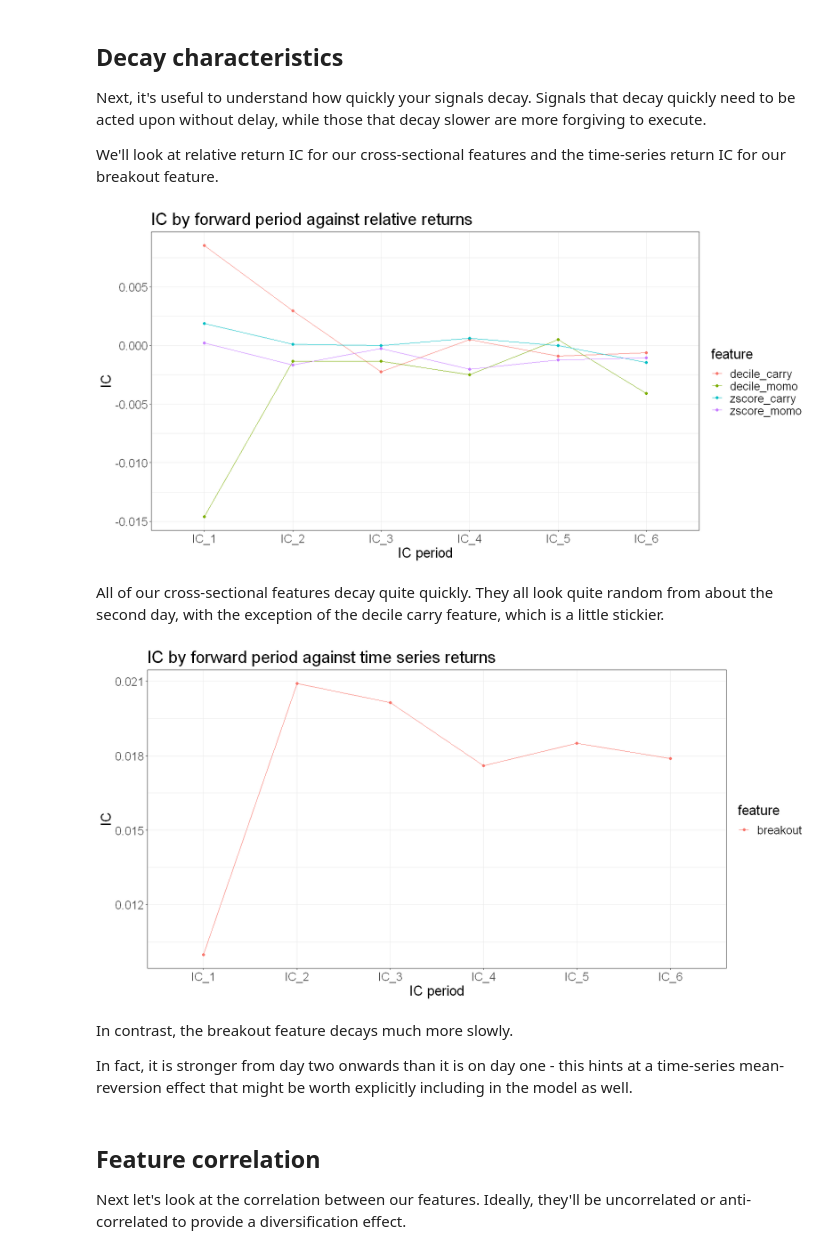
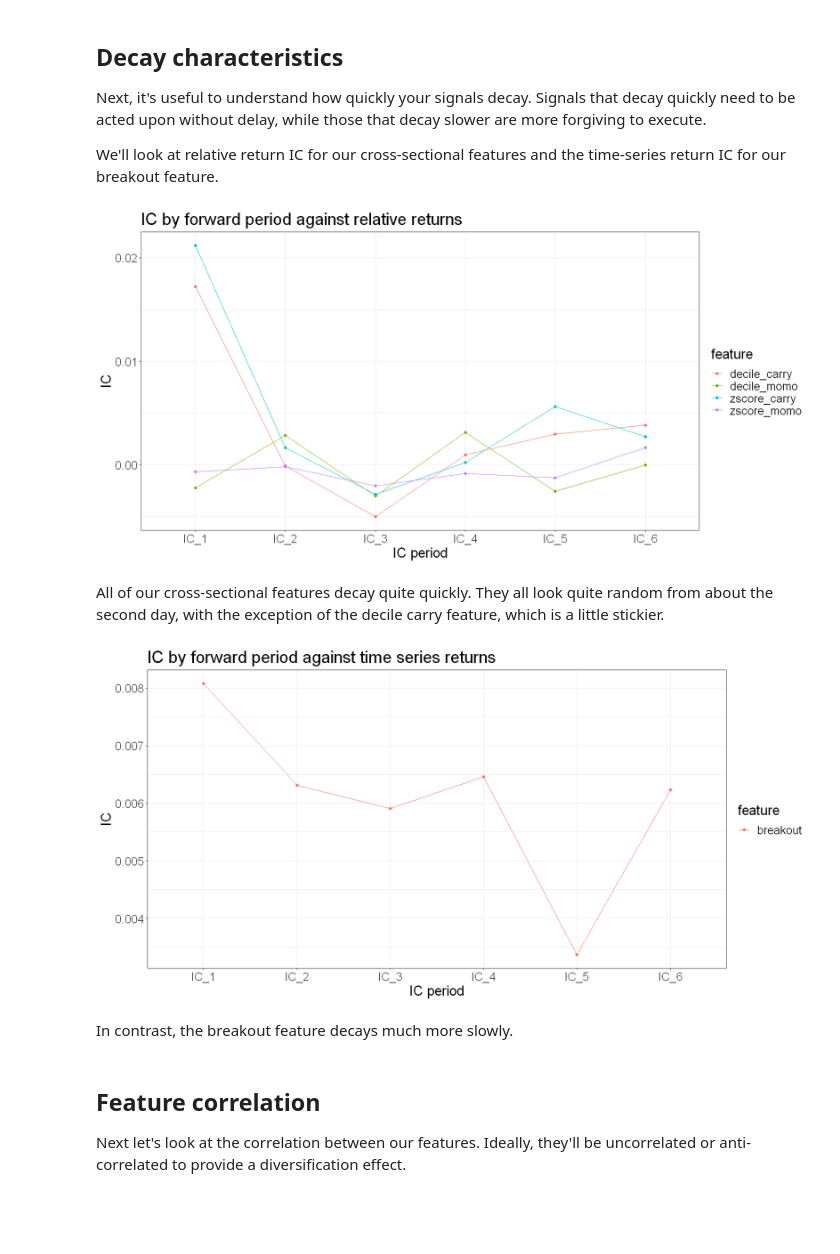
Before and after one commit to Robot-Wealth/trader-tales, a Jupyter notebook: quantifying-combining-alphas/quantifying_and_combining_alphas.ipynb, the cells around one changed output. Saved outputs shown, nothing was run; the diff lists cells and outputs as text; code cells hidden in the pictures; blank space fills up the shorter version.

```diff
--- a/quantifying-combining-alphas/quantifying_and_combining_alphas.ipynb
+++ b/quantifying-combining-alphas/quantifying_and_combining_alphas.ipynb
@@ -75,5 +72,20 @@ First, how many perps are in our universe?
 # %%
-perps %>%
+universe <- perps %>%
+  group_by(ticker) %>%
+  mutate(trail_volume = roll_mean(dollar_volume, 30)) %>%
+  # also calculate returns for later
+  mutate(
+    total_return_simple = funding_rate + (dplyr::lead(close, 1) - close)/close,
+    total_return_log = log(1 + total_return_simple)
+  ) %>%
+  na.omit() %>%
+  group_by(date) %>%
+  mutate(
+    volume_decile = ntile(trail_volume, 10),
+    is_universe = volume_decile >= 3
+  )
+
+universe %>%
   group_by(date, is_universe) %>%
   summarize(count = n(), .groups = "drop") %>%
   ggplot(aes(x=date, y=count, color = is_universe)) +
@@ -111,13 +123,14 @@ rolling_days_since_high_20 <- purrr::possibly(
   otherwise = NA
 )
 
-features <- perps %>%
+features <- universe %>%
   group_by(ticker) %>%
   arrange(date) %>%
   mutate(
-    breakout = lag(9.5 - rolling_days_since_high_20(close)),  # puts this feature on a scale -9.5 to +9.5
+    # lag features
+    breakout = lag(9.5 - rolling_days_since_high_20(close)),  # puts this feature on a scale -9.5 to +9.5 (9.5 = high was today)
     momo = lag(close - lag(close, 10)/close),
-    carry = lag(funding_returns_log)
+    carry = lag(funding_rate)
   ) %>%
   ungroup() %>%
   na.omit()
@@ -160,7 +173,7 @@ features_scaled <- features %>%
   filter(is_universe) %>%
   group_by(date) %>%
   mutate(
-    demeaned_returns = total_returns_log - mean(total_returns_log),
+    demeaned_returns = total_return_simple - mean(total_return_simple),
     zscore_carry = (carry - mean(carry, na.rm = TRUE)) / sd(carry, na.rm = TRUE),
     decile_carry = ntile(carry, 10),
     zscore_momo = (momo - mean(momo, na.rm = TRUE)) / sd(momo, na.rm = TRUE),
@@ -277,7 +290,6 @@ features_scaled %>%
   filter(is_universe) %>%
   group_by(date) %>%
   mutate(
-    demeaned_returns = total_returns_log - mean(total_returns_log),
     fwd_demeaned_returns_2 = lead(demeaned_returns, 1),
     fwd_demeaned_returns_3 = lead(demeaned_returns, 2),
     fwd_demeaned_returns_4 = lead(demeaned_returns, 3),
@@ -305,45 +317,43 @@ features_scaled %>%
     x = "IC period"
   )
 # %% [output]
-[figure, old version]
+[figure, new version]
 # %% [markdown]
 All of our cross-sectional features decay quite quickly. They all look quite random from about the second day, with the exception of the decile carry feature, which is a little stickier.
 # %%
 features_scaled %>%
   group_by(date) %>%
   mutate(
-    fwd_returns_2 = lead(total_returns_log, 1),
-    fwd_returns_3 = lead(total_returns_log, 2),
-    fwd_returns_4 = lead(total_returns_log, 3),
-    fwd_returns_5 = lead(total_returns_log, 4),
-    fwd_returns_6 = lead(total_returns_log, 5),
+    fwd_returns_2 = lead(total_return_simple, 1),
+    fwd_returns_3 = lead(total_return_simple, 2),
+    fwd_returns_4 = lead(total_return_simple, 3),
+    fwd_returns_5 = lead(total_return_simple, 4),
+    fwd_returns_6 = lead(total_return_simple, 5),
   ) %>%
   na.omit() %>%
   ungroup() %>%
   pivot_longer(c(breakout), names_to = "feature") %>%
   group_by(feature) %>%
   summarize(
-    IC_1 = cor(value, total_returns_log),
+    IC_1 = cor(value, total_return_simple),
     IC_2 = cor(value, fwd_returns_2),
     IC_3 = cor(value, fwd_returns_3),
     IC_4 = cor(value, fwd_returns_4),
     IC_5 = cor(value, fwd_returns_5),
     IC_6 = cor(value, fwd_returns_6),
   )  %>%
   pivot_longer(-feature, names_to = "IC_period", values_to = "IC") %>%
   ggplot(aes(x = factor(IC_period), y = IC, colour = feature, group = feature)) +
   geom_line() +
   geom_point() +
   labs(
     title = "IC by forward period against time series returns",
     x = "IC period"
   )
 # %% [output]
-[figure, old version]
+[figure, new version]
-# %% [markdown]
-In contrast, the breakout feature decays much more slowly.
-
-In fact, it is stronger from day two onwards than it is on day one - this hints at a time-series mean-reversion effect that might be worth explicitly including in the model as well.
+# %% [markdown]
+In contrast, the breakout feature decays much more slowly.
 # %% [markdown]
 ## Feature correlation
 
```
Also changed, not shown: parts of 21 cells of this notebook, 2 other files.
